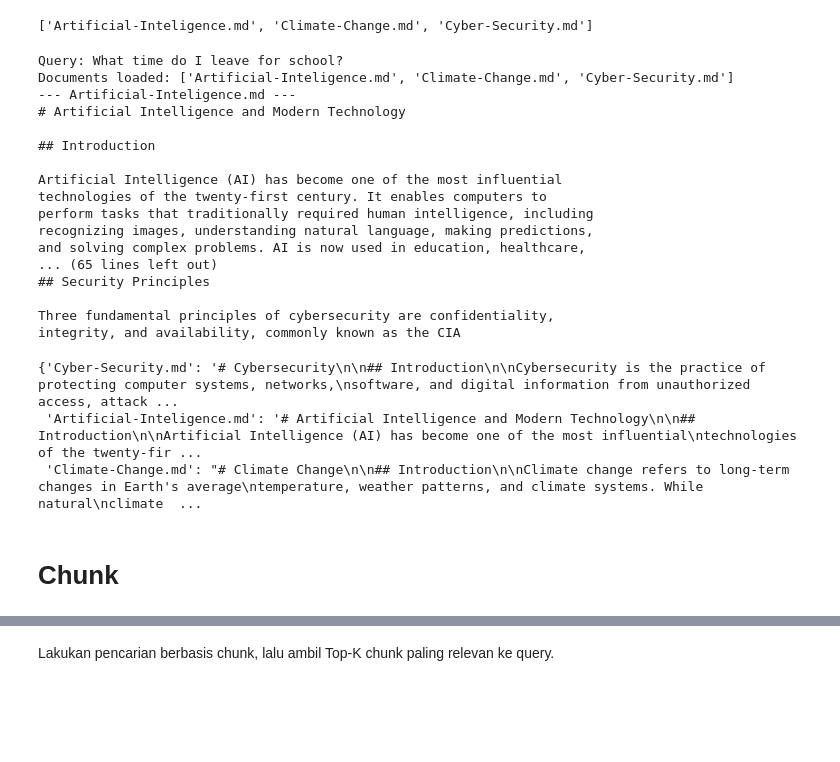
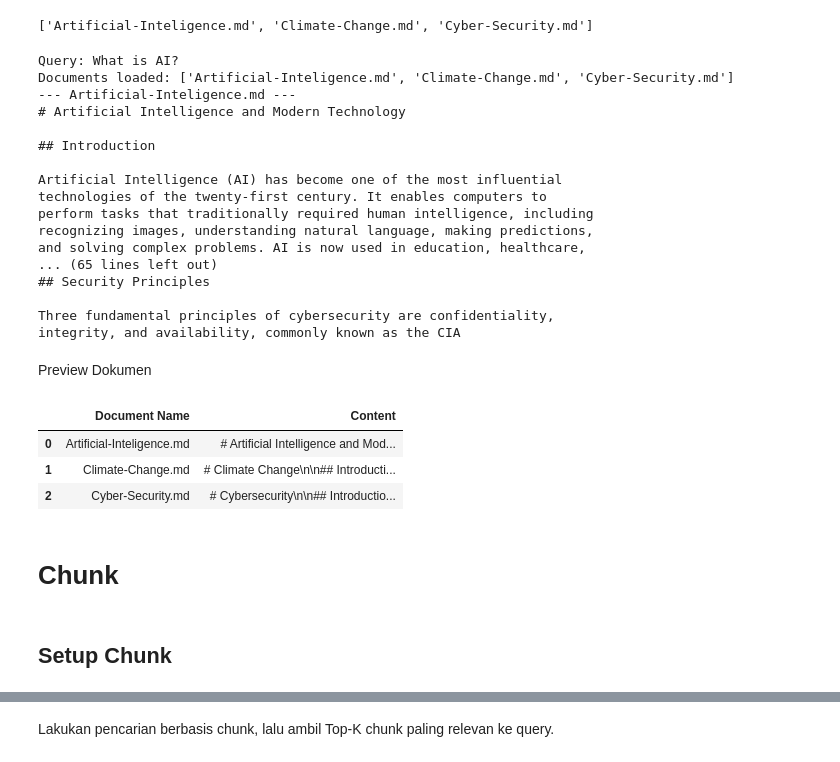
Before and after one commit to juanaxyz/STKI-RAG, a Jupyter notebook: main.ipynb, the cells around one changed output, grey strips where cells are left out. Drawn from its saved outputs; the diff is of its cells as text; code cells hidden in the pictures; blank space fills up the shorter version.

```diff
--- a/main.ipynb
+++ b/main.ipynb
@@ -43,8 +37,9 @@ Dua fungsi utama yang dipakai berulang kali di notebook ini:
 - `get_embedding` — ubah teks menjadi vektor (dengan retry + fallback lokal)
 - `cosine_sim` — hitung cosine similarity antar dua vektor
 # %%
-EMBED_MODEL = "gemini-embedding-001"
-EMBED_CACHE_PATH = Path(".cache") / "gemini_embedding_cache.json"
+LOCAL_EMBED_MODEL = "sentence-transformers/paraphrase-multilingual-MiniLM-L12-v2"
+EMBED_CACHE_PATH = Path(".cache") / "local_embedding_cache.json"
+embedding_model = sentence_transformers.SentenceTransformer(LOCAL_EMBED_MODEL)
 
 
 def load_embedding_cache() -> dict[str, list[float]]:
@@ -61,24 +56,26 @@ def save_embedding_cache(cache: dict[str, list[float]]) -> None:
     )
 
 
-def _cache_key(text: str, model: str = EMBED_MODEL) -> str:
+def _cache_key(text: str, model: str = LOCAL_EMBED_MODEL) -> str:
     normalized = re.sub(r"\s+", " ", text).strip()
     return hashlib.sha256(f"{model}::{normalized}".encode("utf-8")).hexdigest()
 
 
 def _embed_batch_with_retry(
     texts: list[str],
-    model: str = EMBED_MODEL,
     retries: int = 4,
     base_delay: float = 1.0,
-    ) -> list[list[float]]:
+) -> list[list[float]]:
     for attempt in range(retries):
         try:
-            resp = client.models.embed_content(
-                model=model,
-                contents=texts,
+            embeddings = embedding_model.encode(
+                texts,
+                batch_size=max(1, min(32, len(texts))),
+                show_progress_bar=False,
+                normalize_embeddings=True,
+                convert_to_numpy=True,
             )
-            return [item.values for item in resp.embeddings]
+            return [embedding.tolist() for embedding in embeddings]
         except Exception as exc:
             if attempt < retries - 1:
                 time.sleep(base_delay * (2 ** attempt))
@@ -94,10 +91,9 @@ embedding_cache = load_embedding_cache()
 def get_embeddings_batch(
     texts: list[str],
     batch_size: int = 32,
-    model: str = EMBED_MODEL,
     retries: int = 4,
     base_delay: float = 1.0,
-    ) -> list[list[float]]:
+) -> list[list[float]]:
     """Embed list of texts with cache + batching to reduce API calls."""
     if not texts:
         return []
@@ -106,7 +102,7 @@ def get_embeddings_batch(
     misses: list[tuple[int, str, str]] = []
 
     for idx, text in enumerate(texts):
-        key = _cache_key(text, model=model)
+        key = _cache_key(text)
         cached = embedding_cache.get(key)
         if cached is not None:
             results[idx] = cached
@@ -118,7 +114,6 @@ def get_embeddings_batch(
         batch_texts = [item[2] for item in batch_items]
         batch_embeddings = _embed_batch_with_retry(
             batch_texts,
-            model=model,
             retries=retries,
             base_delay=base_delay,
         )
@@ -138,7 +133,6 @@ def get_embedding(text: str, retries: int = 4, base_delay: float = 1.0) -> list[
     return get_embeddings_batch(
         [text],
         batch_size=1,
-        model=EMBED_MODEL,
         retries=retries,
         base_delay=base_delay,
     )[0]
@@ -157,13 +151,8 @@ def cosine_sim(a, b) -> float:
 
 
 def clean_text(text: str) -> str:
-    # Hilangkan spasi di akhir/belakang
     text = text.strip()
-
-    # Hilangkan spasi sebelum newline
     text = re.sub(r"[ \t]+\n", "\n", text)
-
-    # Maksimal dua newline (paragraf)
     text = re.sub(r"\n{3,}", "\n\n", text)
     return text
 
@@ -179,9 +168,6 @@ def load_pdf_text(pdf_path: str):
 
 
 def load_md_text(file_path: Path) -> str:
-    """
-    Membaca file Markdown dan mengembalikan seluruh isinya sebagai string.
-    """
     text = file_path.read_text(encoding="utf-8")
     return clean_text(text)
 
@@ -227,15 +215,8 @@ def load_documents() -> dict[str, str]:
     return docs
 
 DOCS = load_documents()
-
-print("Query:", query)
-print("Documents loaded:", list(DOCS.keys()))
-for name, text in DOCS.items():
-    print(f"--- {name} ---")
-    print(text[:1000])
-    print()
 # %% [output]
-Query: What time do I leave for school?
+Query: What is AI?
 Documents loaded: ['Artificial-Inteligence.md', 'Climate-Change.md', 'Cyber-Security.md']
 --- Artificial-Inteligence.md ---
 # Artificial Intelligence and Modern Technology
@@ -252,14 +233,19 @@ and solving complex problems. AI is now used in education, healthcare,
 
 Three fundamental principles of cybersecurity are confidentiality,
 integrity, and availability, commonly known as the CIA
+# %% [markdown]
+Preview Dokumen
 # %%
-display(DOCS)
+display(pd.DataFrame(DOCS.items(), columns=["Document Name", "Content"]).head())
 # %% [output]
-{'Cyber-Security.md': '# Cybersecurity\n\n## Introduction\n\nCybersecurity is the practice of protecting computer systems, networks,\nsoftware, and digital information from unauthorized access, attack ...
- 'Artificial-Inteligence.md': '# Artificial Intelligence and Modern Technology\n\n## Introduction\n\nArtificial Intelligence (AI) has become one of the most influential\ntechnologies of the twenty-fir ...
- 'Climate-Change.md': "# Climate Change\n\n## Introduction\n\nClimate change refers to long-term changes in Earth's average\ntemperature, weather patterns, and climate systems. While natural\nclimate  ...
+|  | Document Name | Content |
+| 0 | Artificial-Inteligence.md | # Artificial Intelligence and Mod... |
+| 1 | Climate-Change.md | # Climate Change\n\n## Introducti... |
+| 2 | Cyber-Security.md | # Cybersecurity\n\n## Introductio... |
 # %% [markdown]
 # Chunk
+# %% [markdown]
+## Setup Chunk
 # %%
 tokenizer = AutoTokenizer.from_pretrained("bert-base-uncased")
 tokenizer.model_max_length = int(1e9)
```
Also changed, not shown: parts of 22 cells of this notebook, 1 other file.
